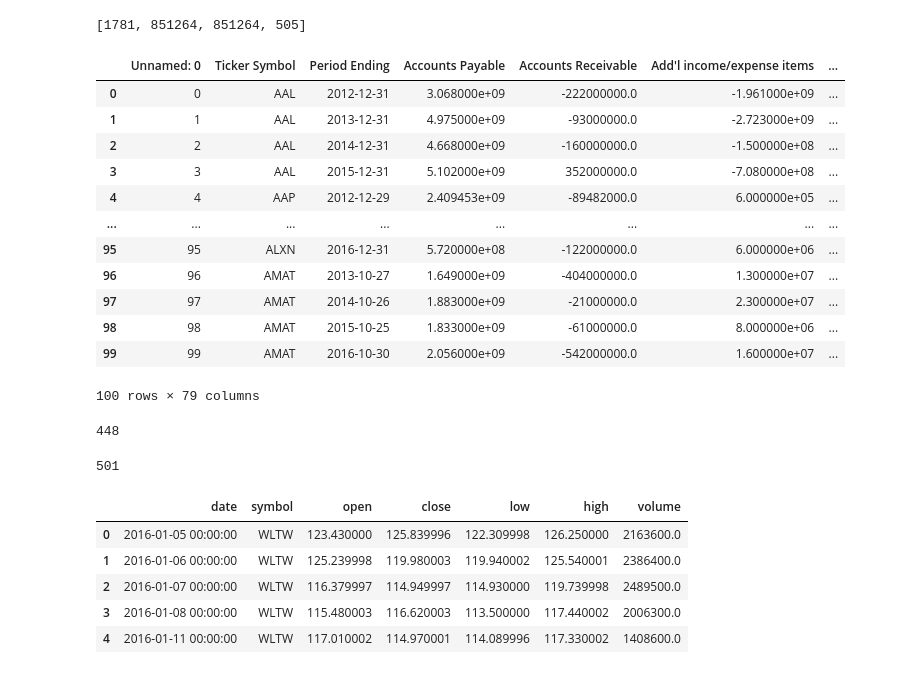
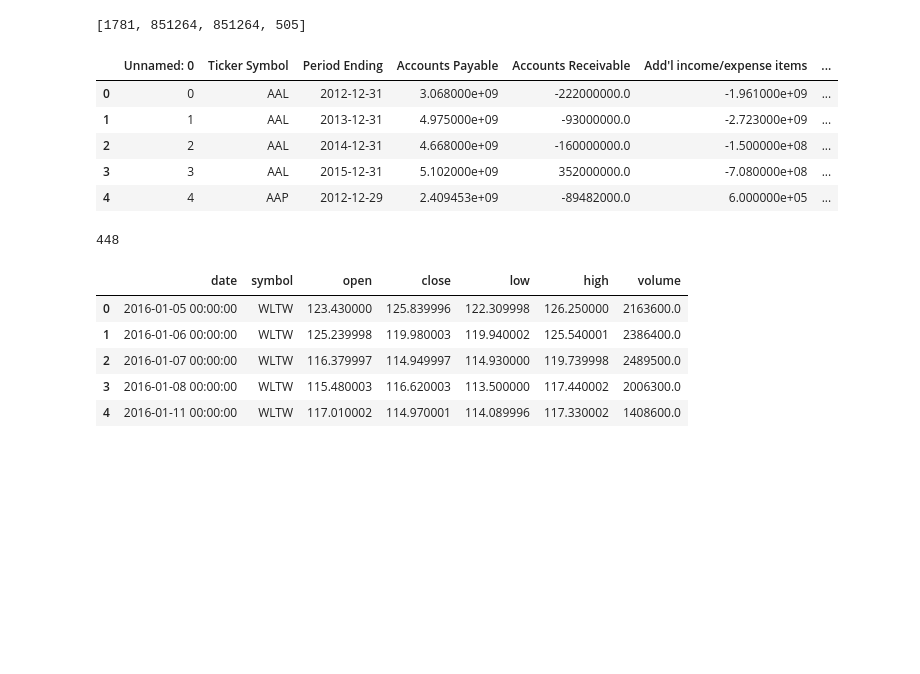
Before and after one commit to adarshkumar00/Asknbid_project, a Jupyter notebook: AsknBid_stocks_price_predict.ipynb, the cells around one changed output. Cells and saved outputs as stored; diff of their text form; code cells hidden in the pictures; blank space fills up the shorter version.

```diff
--- a/AsknBid_stocks_price_predict.ipynb
+++ b/AsknBid_stocks_price_predict.ipynb
@@ -12,33 +13,18 @@ print(list(map(len ,[df1,df2,df3,df4])))
 # %% [output]
 [1781, 851264, 851264, 505]
 # %%
-df1[:100]
+df1.head()
 # %% [output]
 |  | Unnamed: 0 | Ticker Symbol | Period Ending | Accounts Payable | Accounts Receivable | Add'l income/expense items | ... |
 | 0 | 0 | AAL | 2012-12-31 | 3.068000e+09 | -222000000.0 | -1.961000e+09 | ... |
 | 1 | 1 | AAL | 2013-12-31 | 4.975000e+09 | -93000000.0 | -2.723000e+09 | ... |
 | 2 | 2 | AAL | 2014-12-31 | 4.668000e+09 | -160000000.0 | -1.500000e+08 | ... |
 | 3 | 3 | AAL | 2015-12-31 | 5.102000e+09 | 352000000.0 | -7.080000e+08 | ... |
 | 4 | 4 | AAP | 2012-12-29 | 2.409453e+09 | -89482000.0 | 6.000000e+05 | ... |
-| ... | ... | ... | ... | ... | ... | ... | ... |
-| 95 | 95 | ALXN | 2016-12-31 | 5.720000e+08 | -122000000.0 | 6.000000e+06 | ... |
-| 96 | 96 | AMAT | 2013-10-27 | 1.649000e+09 | -404000000.0 | 1.300000e+07 | ... |
-| 97 | 97 | AMAT | 2014-10-26 | 1.883000e+09 | -21000000.0 | 2.300000e+07 | ... |
-| 98 | 98 | AMAT | 2015-10-25 | 1.833000e+09 | -61000000.0 | 8.000000e+06 | ... |
-| 99 | 99 | AMAT | 2016-10-30 | 2.056000e+09 | -542000000.0 | 1.600000e+07 | ... |
-100 rows × 79 columns
 # %%
 len(np.unique(np.array(df1)[:,1]))
 # %% [output]
 448
-# %%
-
-array = np.array(df2)
-print(len(np.unique(array[:,1])))
-# for symbol in np.unique(array[:,1]):
-#     print(len(array[array[:,1]==symbol]))
-# %% [output]
-501
 # %%
 df3.head()
 # %% [output]
```
Also changed, not shown: parts of 19 cells of this notebook.
